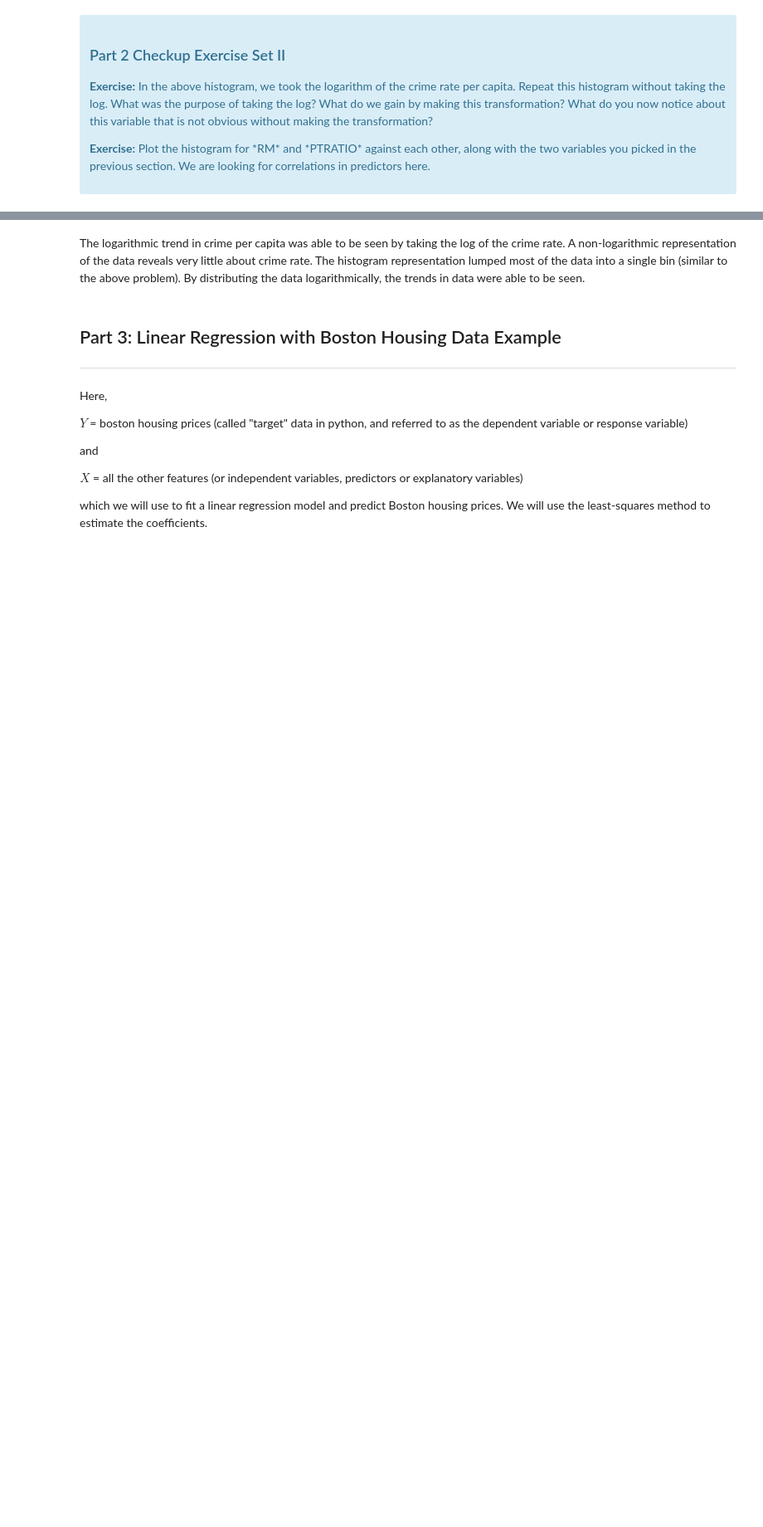
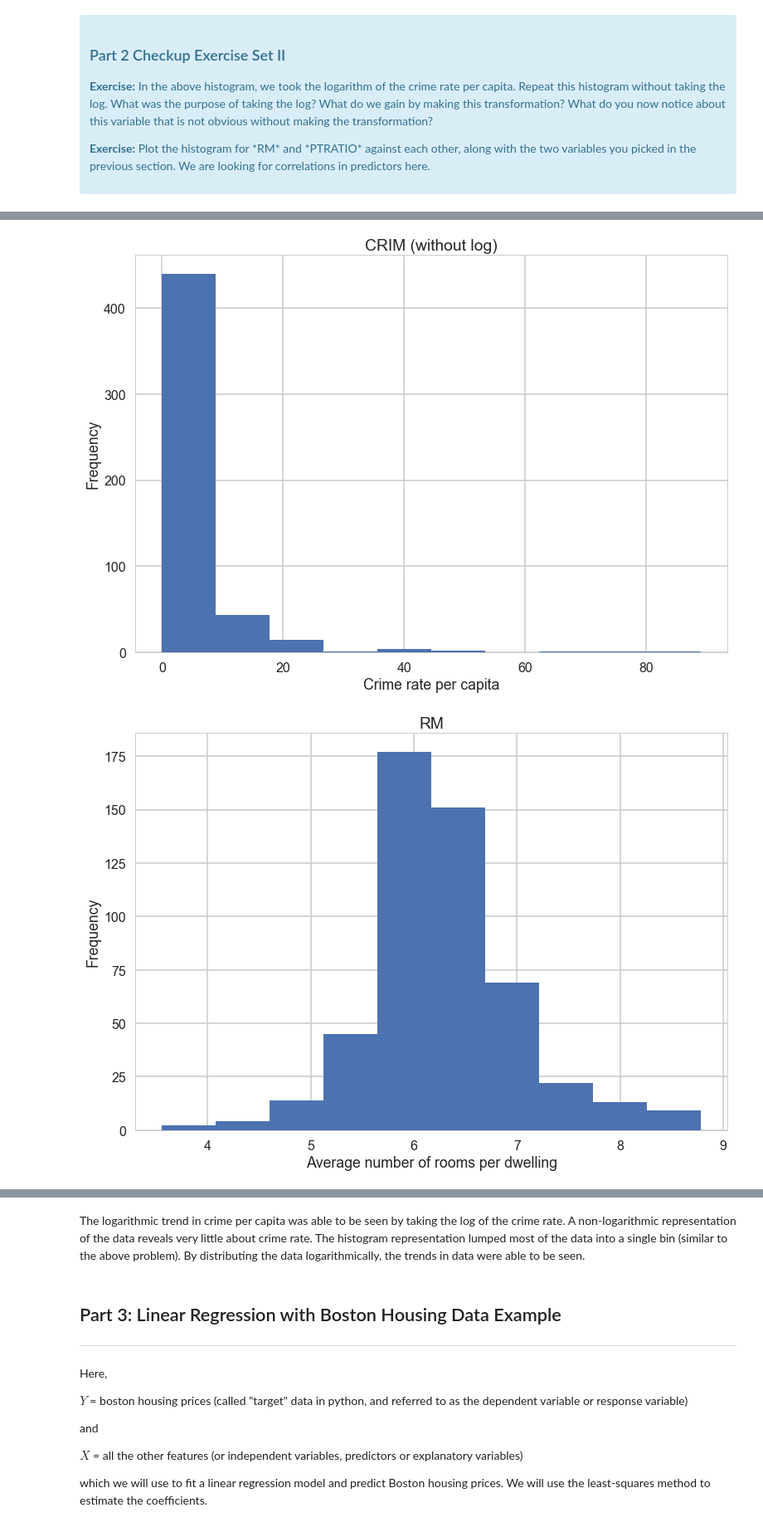
Before and after one commit to santafetrev/Springboard-Linear-Regression-Miniproject, a Jupyter notebook: Mini_Project_Linear_Regression.ipynb, the cells around one changed output, grey strips where cells are left out. Shown at 83% size. Cells and saved outputs as stored; diff of their text form; code cells hidden in the pictures; blank space fills up the shorter version.

```diff
--- a/Mini_Project_Linear_Regression.ipynb
+++ b/Mini_Project_Linear_Regression.ipynb
@@ -348,33 +357,31 @@ plt.show()
 # %%
 #histogram of crime rate per capita (without log)
 plt.hist(bos.CRIM)
 plt.title("CRIM (without log)")
 plt.xlabel("Crime rate per capita")
 plt.ylabel("Frequency")
 plt.show()
-
-"""
-by taking the log of the crime rate, the logarithmic trend in crime was able to be seen.  A non-logarithmic representation of the data reveals very little about crime rate.
-the histogram representation lumped most of the data into a single bin.  By distributing the data logarithmically, the trends in data were able to be seen.
-"""
 
 #histogram of RM
 plt.hist(bos.RM)
 plt.title("RM")
 plt.xlabel("Average number of rooms per dwelling")
 plt.ylabel("Frequency")
 plt.show()
 
 #histogram of PTRATIO
 plt.hist(bos.PTRATIO)
 plt.title("PTRATIO")
 plt.xlabel("Pupil to student ratio")
 plt.ylabel("Frequency")
 plt.show()
 
 #histogran of INDUS
 plt.hist(bos.INDUS)
 plt.title("INDUS")
 plt.xlabel("proportion of non-retail business acres per town")
 plt.ylabel("Frequency")
 plt.show()
+# %% [output]
+[figure, added]
+[figure, added]
```
Also changed, not shown: parts of 12 cells of this notebook.
